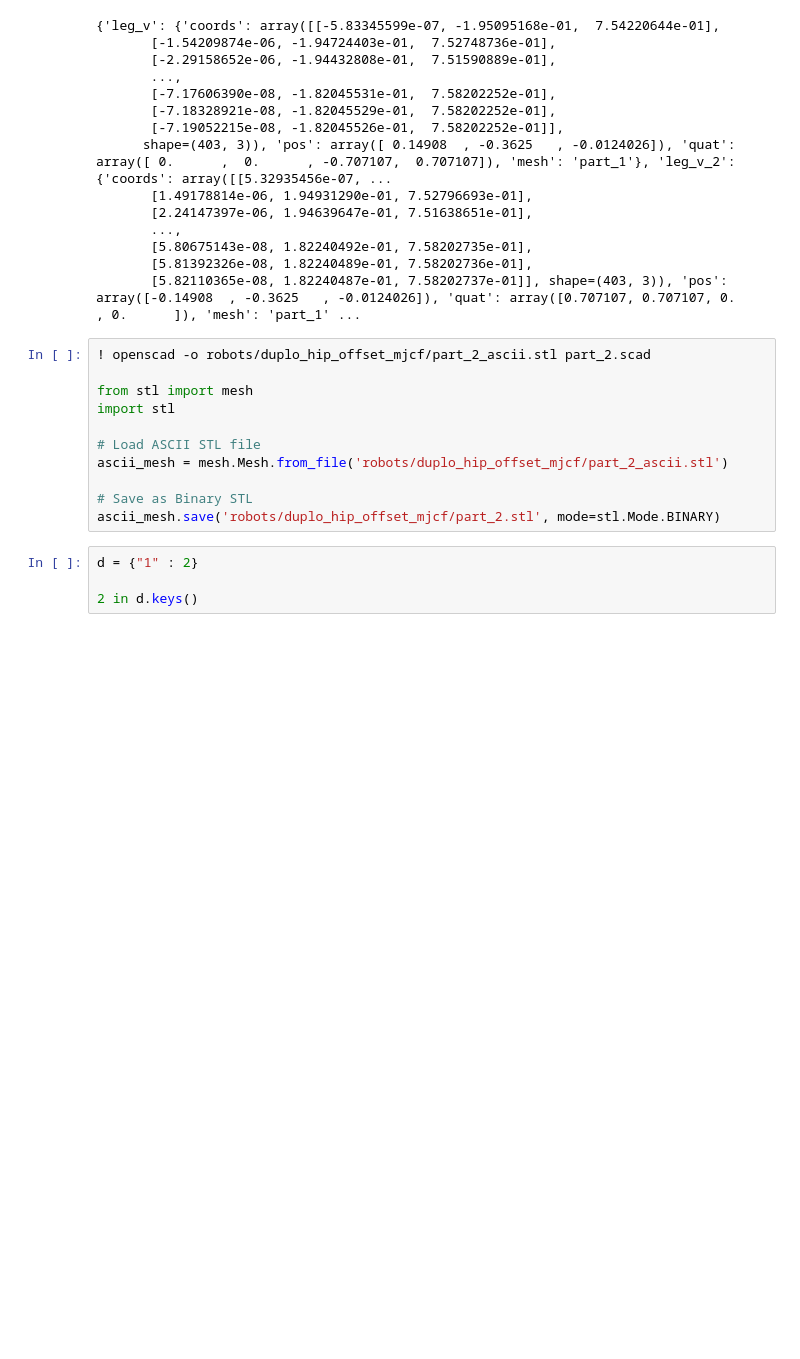
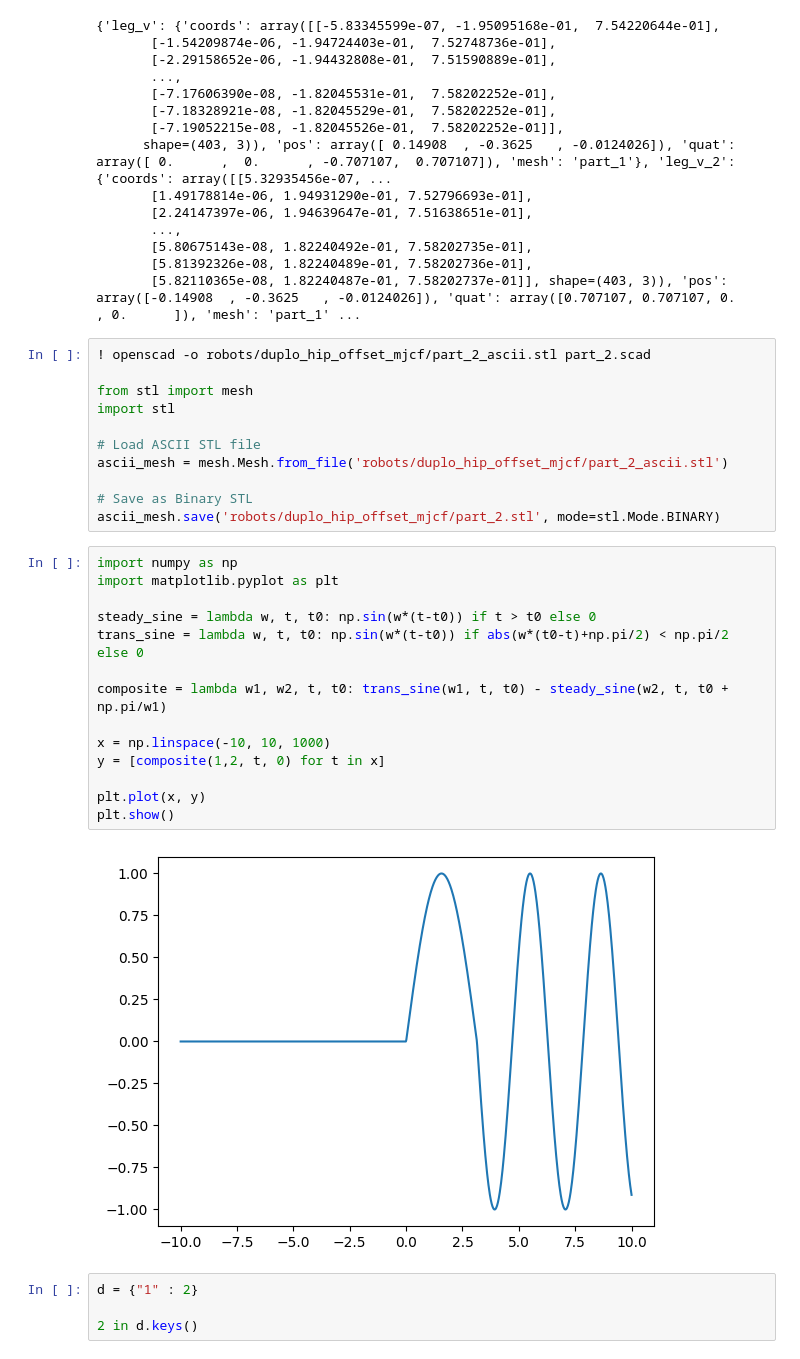
Before and after one commit to stevenwman/LEGO-MuJoCo, a Jupyter notebook: test.ipynb, the cells around one changed output. Saved outputs shown, nothing was run; the diff lists cells and outputs as text; blank space fills up the shorter version.

```diff
--- a/test.ipynb
+++ b/test.ipynb
@@ -102,6 +102,22 @@ ascii_mesh = mesh.Mesh.from_file('robots/duplo_hip_offset_mjcf/part_2_ascii.stl'
 
 # Save as Binary STL
 ascii_mesh.save('robots/duplo_hip_offset_mjcf/part_2.stl', mode=stl.Mode.BINARY)
+# %%
+import numpy as np
+import matplotlib.pyplot as plt
+
+steady_sine = lambda w, t, t0: np.sin(w*(t-t0)) if t > t0 else 0
+trans_sine = lambda w, t, t0: np.sin(w*(t-t0)) if abs(w*(t0-t)+np.pi/2) < np.pi/2 else 0
+
+composite = lambda w1, w2, t, t0: trans_sine(w1, t, t0) - steady_sine(w2, t, t0 + np.pi/w1)
+
+x = np.linspace(-10, 10, 1000)
+y = [composite(1,2, t, 0) for t in x]
+
+plt.plot(x, y)
+plt.show()
+# %% [output]
+[figure, added]
 # %%
 d = {"1" : 2}
 
```
Also changed, not shown: 14 other files.
